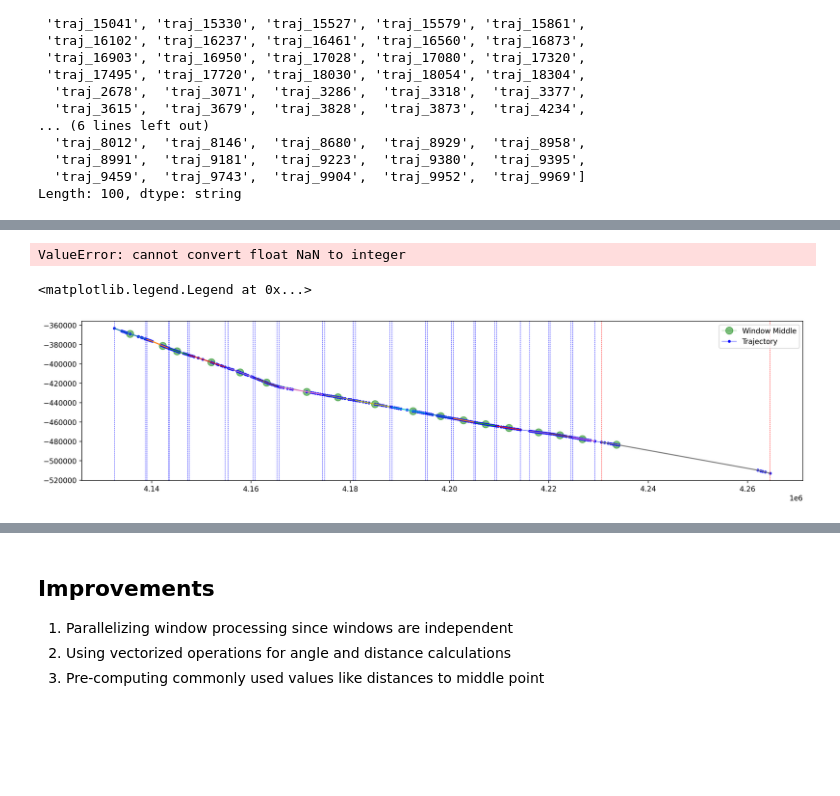
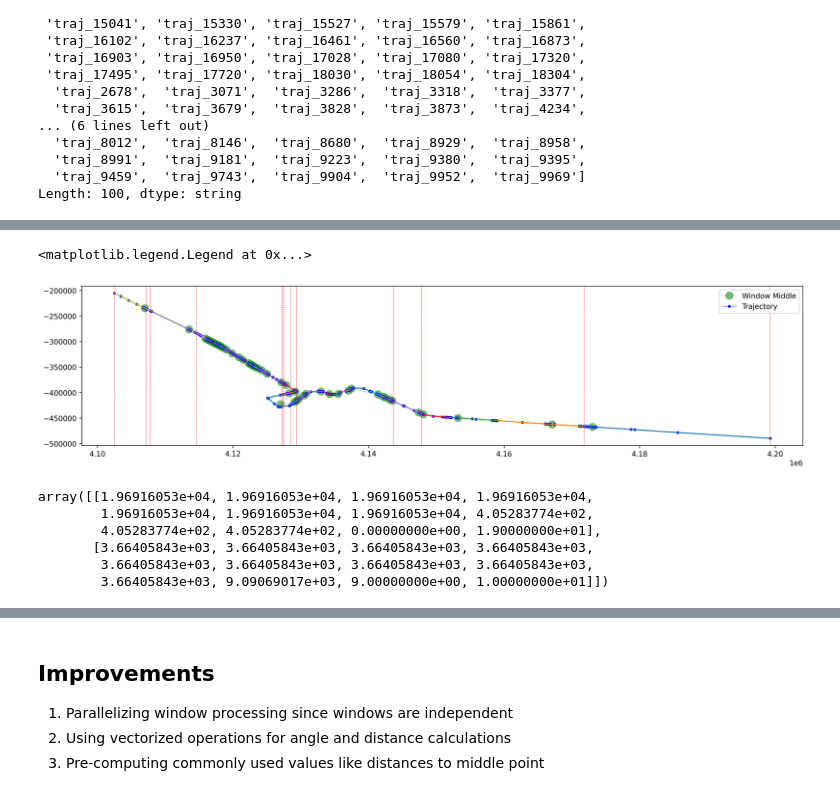
Before and after one commit to andyrids/mipo_trajectory, a Jupyter notebook: MiPo.ipynb, the cells around one changed output, grey strips where cells are left out. Cells and saved outputs as stored; diff of their text form; code cells hidden in the pictures; blank space fills up the shorter version.

```diff
--- a/MiPo.ipynb
+++ b/MiPo.ipynb
@@ -407,7 +409,7 @@ def process_trajectory_windows(
     # handle remaining points if any
     if total_points % window_size != 0:
         window = trajectory[-window_size:]
-        window_features = extract_mipo_features(window, k)
+        window_features = extract_features(window, k)
 
         mipo_features.append(window_features)
         windows.append(window)
@@ -449,10 +451,10 @@ def outlier_detection(features: NDArray[float64], n_neighbors: int = 15):
     )
 
     # outlier labels (-1 for outliers, 1 for inliers)
-    outlier_labels = lof.fit_predict(X)
+    outlier_labels = clf.fit_predict(X)
 
     # outlier scores (negative of LOF decision function)
-    outlier_scores = -lof.negative_outlier_factor_
+    outlier_scores = -clf.negative_outlier_factor_
 
     return outlier_labels, outlier_scores
 # %%
@@ -482,6 +488,4 @@ X = np.column_stack((x, y, z))
 # %%
-features, windows = process_trajectory_windows(X, window_size=13, k=7)
+features, windows = process_trajectory_windows(X, window_size=20, k=10)
-# %% [output]
-ValueError: cannot convert float NaN to integer
 # %%
 middles = np.array([[np.median(w[:, 0]), np.median(w[:, 1])] for w in windows])
@@ -507,3 +492,6 @@ outlier_scores = -lof.negative_outlier_factor_
+# %%
+# Get outlier scores (-1 for outliers, 1 for inliers)
+outlier_labels, outlier_scores = outlier_detection(features)
 # %%
 # prompt: for the verticle lines drawn on a plot, how do i group the labels as there are duplicates or if it is better, how do i add the custom dashed blue or red lines and label tot he legend
 
@@ -556,41 +544,51 @@ ax.plot(
     color='g',
     linewidth=0.5,
     alpha=0.5,
     label='Window Middle'
 )
 
 ax.plot(
     X[:,0],
     X[:,1],
     marker='o',
     ms=3,
     linestyle='-',
     color='b',
     linewidth=0.5,
     label='Trajectory'
 )
 
 for i, window in enumerate(windows):
     ax.plot(
         window[:, 0],
         window[:, 1],
         #label=f"Window {i+1}"
     )  # Plot each window
 
-    colour = "blue" if outlier_labels[i] == 1 else "red"
-    label = "Inlier" if outlier_labels[i] == 1 else "Outlier"
+    # colour = "blue" if outlier_labels[i] == 1 else "red"
+    # label = "Inlier" if outlier_labels[i] == 1 else "Outlier"
 
-    # Add vertical lines at the start and end of each window
-    ax.axvline(x=window[0, 0], color=colour, linestyle='--', linewidth=0.5)
-    ax.axvline(x=window[-1, 0], color=colour, linestyle='--', linewidth=0.5)
+    if outlier_labels[i] == -1:
+        # Add vertical lines at the start and end of outlier windows
+        ax.axvline(x=window[0, 0], color="r", linestyle='--', linewidth=0.5)
+        ax.axvline(x=window[-1, 0], color="r", linestyle='--', linewidth=0.5)
 
 # Add a colorbar for the legend
 plt.legend()
 # %% [output]
 <matplotlib.legend.Legend at 0x...>
-[figure, old version]
+[figure, new version]
 # %%
 plt.close("all")
+# %%
+features[:2]
+# %% [output]
+array([[1.96916053e+04, 1.96916053e+04, 1.96916053e+04, 1.96916053e+04,
+        1.96916053e+04, 1.96916053e+04, 1.96916053e+04, 4.05283774e+02,
+        4.05283774e+02, 4.05283774e+02, 0.00000000e+00, 1.90000000e+01],
+       [3.66405843e+03, 3.66405843e+03, 3.66405843e+03, 3.66405843e+03,
+        3.66405843e+03, 3.66405843e+03, 3.66405843e+03, 3.66405843e+03,
+        3.66405843e+03, 9.09069017e+03, 9.00000000e+00, 1.00000000e+01]])
 # %%
 outlier_scores
 # %% [output]
```
Also changed, not shown: parts of 10 cells of this notebook.
